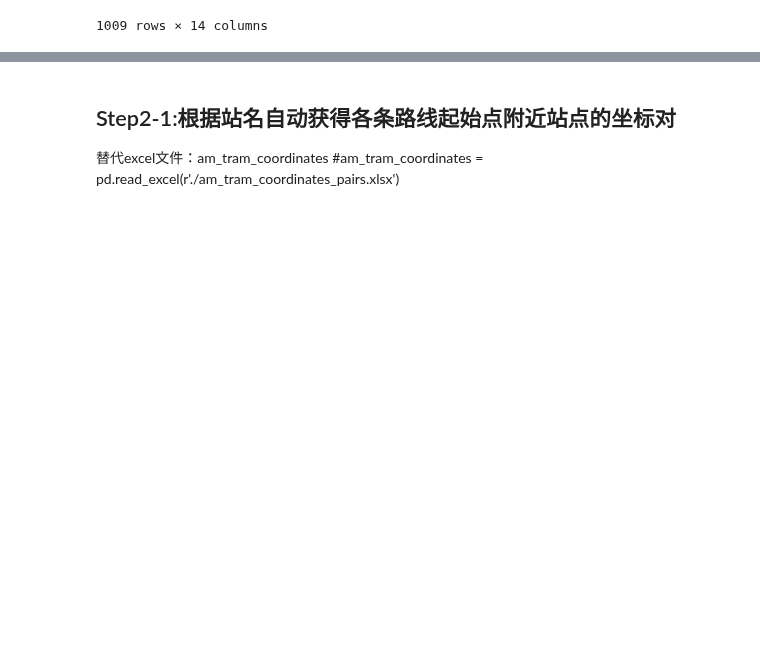
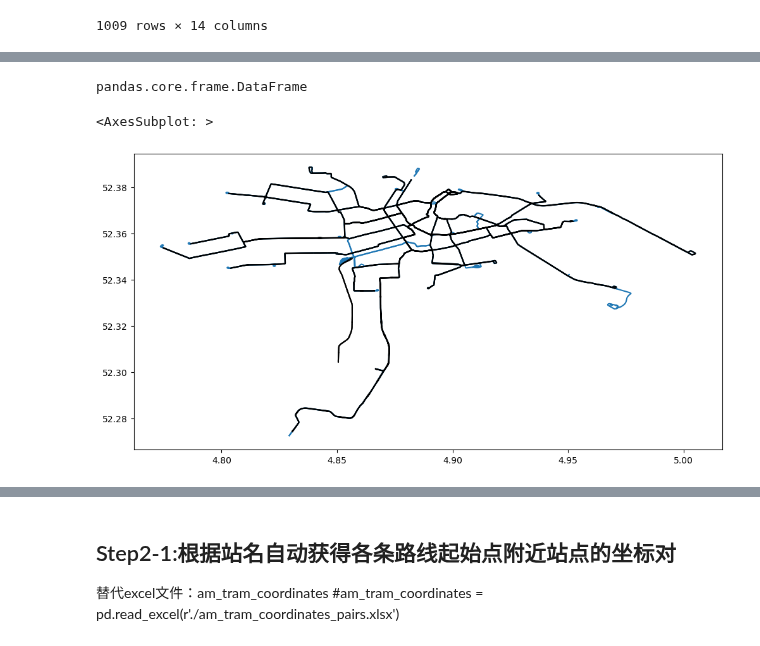
Before and after one commit to SYuGao/uvmt, a Jupyter notebook: notebooks/am_tram_network_modelling.ipynb, the cells around one changed output, grey strips where cells are left out. Cells and saved outputs as stored; diff of their text form; code cells hidden in the pictures; blank space fills up the shorter version.

```diff
--- a/notebooks/am_tram_network_modelling.ipynb
+++ b/notebooks/am_tram_network_modelling.ipynb
@@ -751,0 +769,3 @@ edges
+# %%
+all_routes = routes(osm_path)
+all_routes
@@ -751,0 +786,3 @@ edges
+# %%
+tram_routes = pd.DataFrame(all_routes.loc[all_routes.route == 'tram'])
+tram_routes
@@ -751,0 +807,13 @@ edges
+# %%
+type(tram_routes)
+# %% [output]
+pandas.core.frame.DataFrame
+# %%
+fig, ax = plt.subplots(1, 1,figsize=(12,10))
+
+
+gpd.GeoDataFrame(edges.copy()).plot(ax=ax,zorder=0)
+gpd.GeoDataFrame(tram_routes.copy()).plot(ax=ax,color='black',zorder=1)
+# %% [output]
+<AxesSubplot: >
+[figure, added]
```
Also changed, not shown: parts of 22 cells of this notebook, 3 other files.
